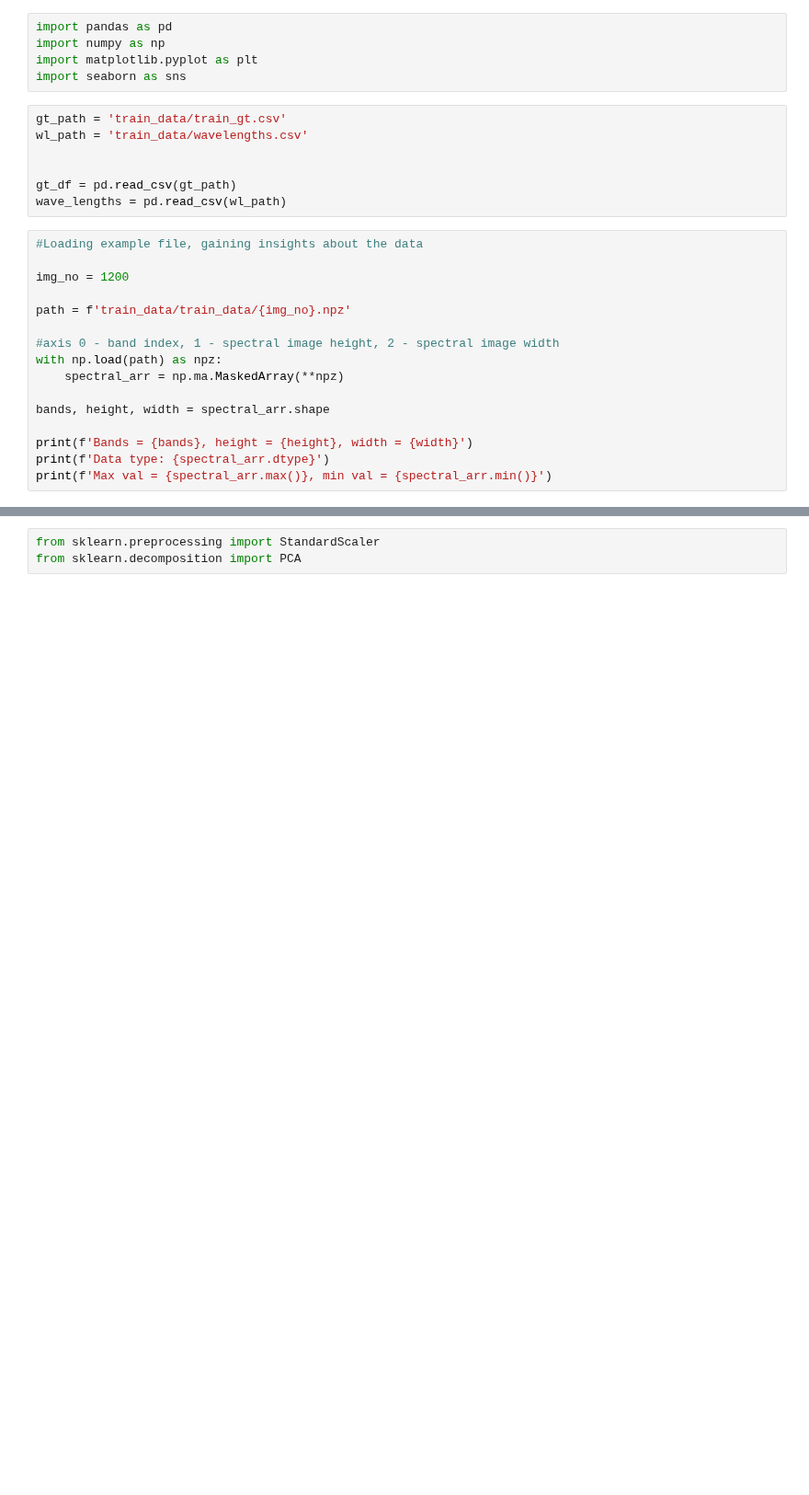
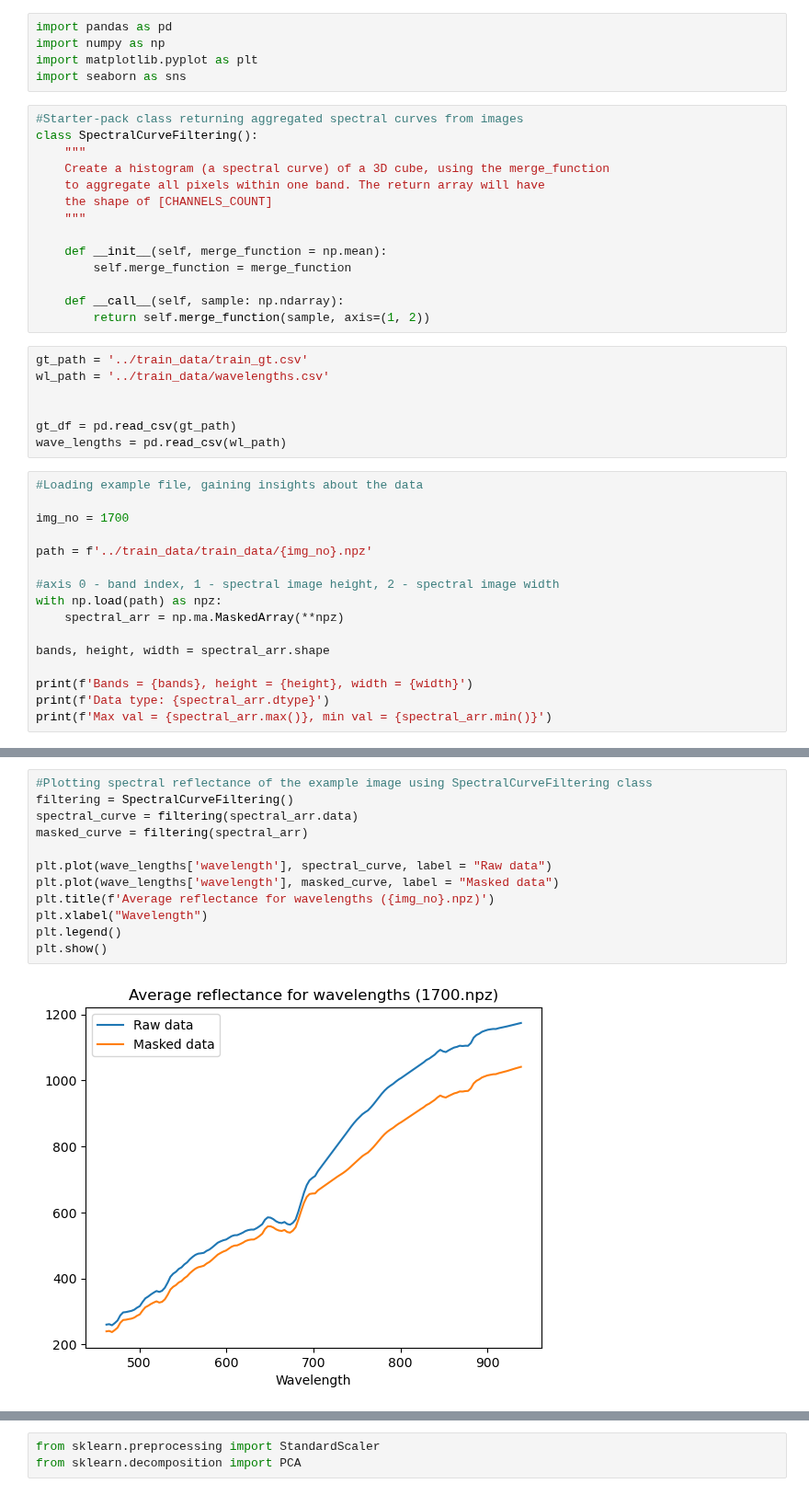
Before and after one commit to igorkotlarz1/io-hyperview-challenge, a Jupyter notebook: Code/insights_pca.ipynb, the cells around one changed output, grey strips where cells are left out. Shown at 92% size. Saved outputs shown, nothing was run; the diff lists cells and outputs as text; blank space fills up the shorter version.

```diff
--- a/Code/insights_pca.ipynb
+++ b/Code/insights_pca.ipynb
@@ -3,9 +3,23 @@ import pandas as pd
 import numpy as np
 import matplotlib.pyplot as plt
 import seaborn as sns
+# %%
+#Starter-pack class returning aggregated spectral curves from images
+class SpectralCurveFiltering():
+    """
+    Create a histogram (a spectral curve) of a 3D cube, using the merge_function
+    to aggregate all pixels within one band. The return array will have
+    the shape of [CHANNELS_COUNT]
+    """
+
+    def __init__(self, merge_function = np.mean):
+        self.merge_function = merge_function
+
+    def __call__(self, sample: np.ndarray):
+        return self.merge_function(sample, axis=(1, 2))
 # %%
-gt_path = 'train_data/train_gt.csv'
-wl_path = 'train_data/wavelengths.csv'
+gt_path = '../train_data/train_gt.csv'
+wl_path = '../train_data/wavelengths.csv'
 
 
 gt_df = pd.read_csv(gt_path)
@@ -13,9 +27,9 @@ wave_lengths = pd.read_csv(wl_path)
 # %%
 #Loading example file, gaining insights about the data
 
-img_no = 1200
+img_no = 1700
 
-path = f'train_data/train_data/{img_no}.npz'
+path = f'../train_data/train_data/{img_no}.npz'
 
 #axis 0 - band index, 1 - spectral image height, 2 - spectral image width
 with np.load(path) as npz:
@@ -58,0 +59,14 @@ plt.show()
+# %%
+#Plotting spectral reflectance of the example image using SpectralCurveFiltering class
+filtering = SpectralCurveFiltering()
+spectral_curve = filtering(spectral_arr.data)
+masked_curve = filtering(spectral_arr)
+
+plt.plot(wave_lengths['wavelength'], spectral_curve, label = "Raw data")
+plt.plot(wave_lengths['wavelength'], masked_curve, label = "Masked data")
+plt.title(f'Average reflectance for wavelengths ({img_no}.npz)')
+plt.xlabel("Wavelength")
+plt.legend()
+plt.show()
+# %% [output]
+[figure, added]
```
Also changed, not shown: parts of 15 cells of this notebook.
